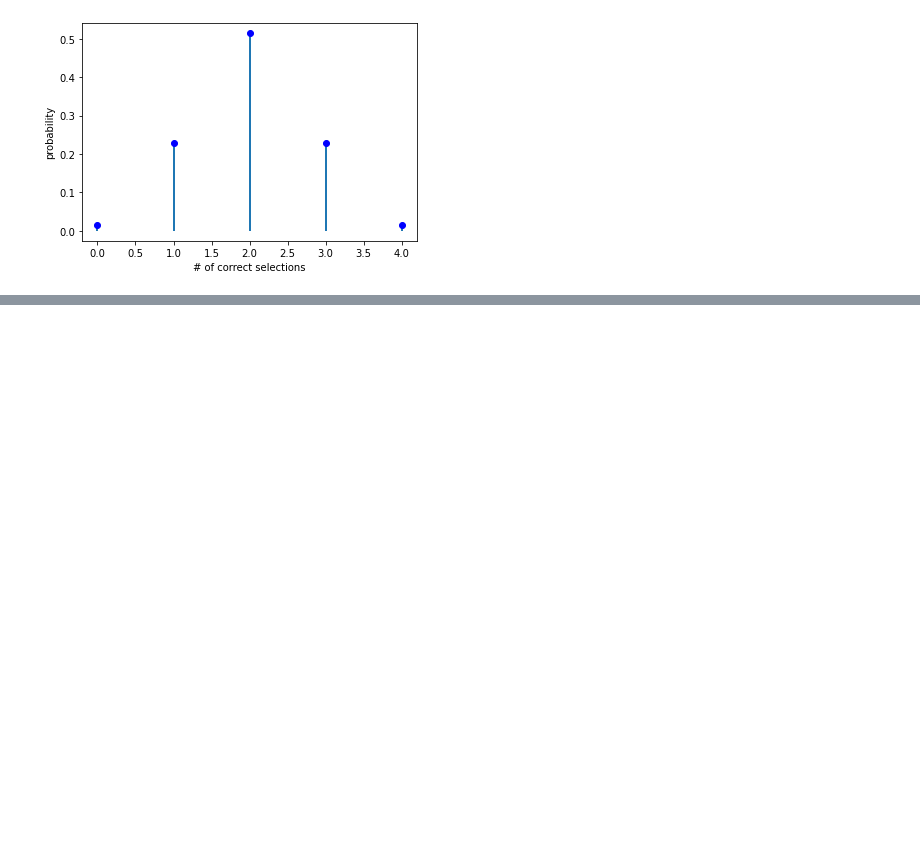
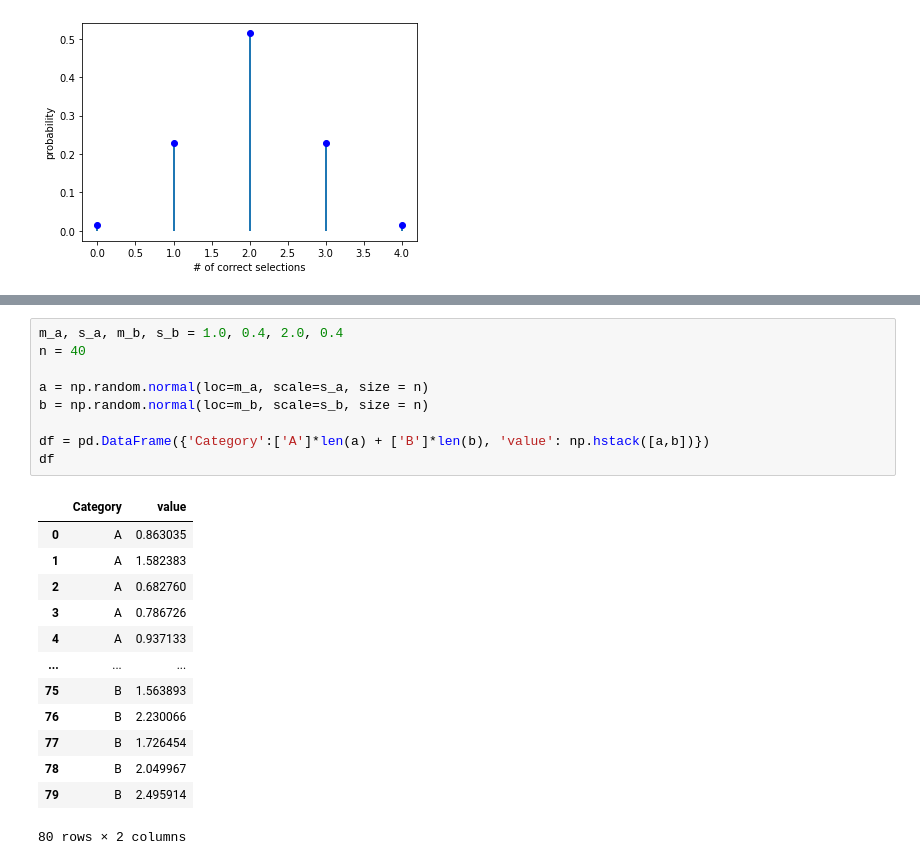
Before and after one commit to donneger/machinelearning_statistics, a Jupyter notebook: ml_practicals/ml_stats_practicals.ipynb, the cells around one changed output, grey strips where cells are left out. Saved outputs shown, nothing was run; the diff lists cells and outputs as text; blank space fills up the shorter version.

```diff
--- a/ml_practicals/ml_stats_practicals.ipynb
+++ b/ml_practicals/ml_stats_practicals.ipynb
@@ -212,0 +227,23 @@ plt.show()
+# %%
+m_a, s_a, m_b, s_b = 1.0, 0.4, 2.0, 0.4
+n = 40
+
+a = np.random.normal(loc=m_a, scale=s_a, size = n)
+b = np.random.normal(loc=m_b, scale=s_b, size = n)
+
+df = pd.DataFrame({'Category':['A']*len(a) + ['B']*len(b), 'value': np.hstack([a,b])})
+df
+# %% [output]
+|  | Category | value |
+| 0 | A | 0.863035 |
+| 1 | A | 1.582383 |
+| 2 | A | 0.682760 |
+| 3 | A | 0.786726 |
+| 4 | A | 0.937133 |
+| ... | ... | ... |
+| 75 | B | 1.563893 |
+| 76 | B | 2.230066 |
+| 77 | B | 1.726454 |
+| 78 | B | 2.049967 |
+| 79 | B | 2.495914 |
+80 rows × 2 columns
```
Also changed, not shown: parts of 44 cells of this notebook.
